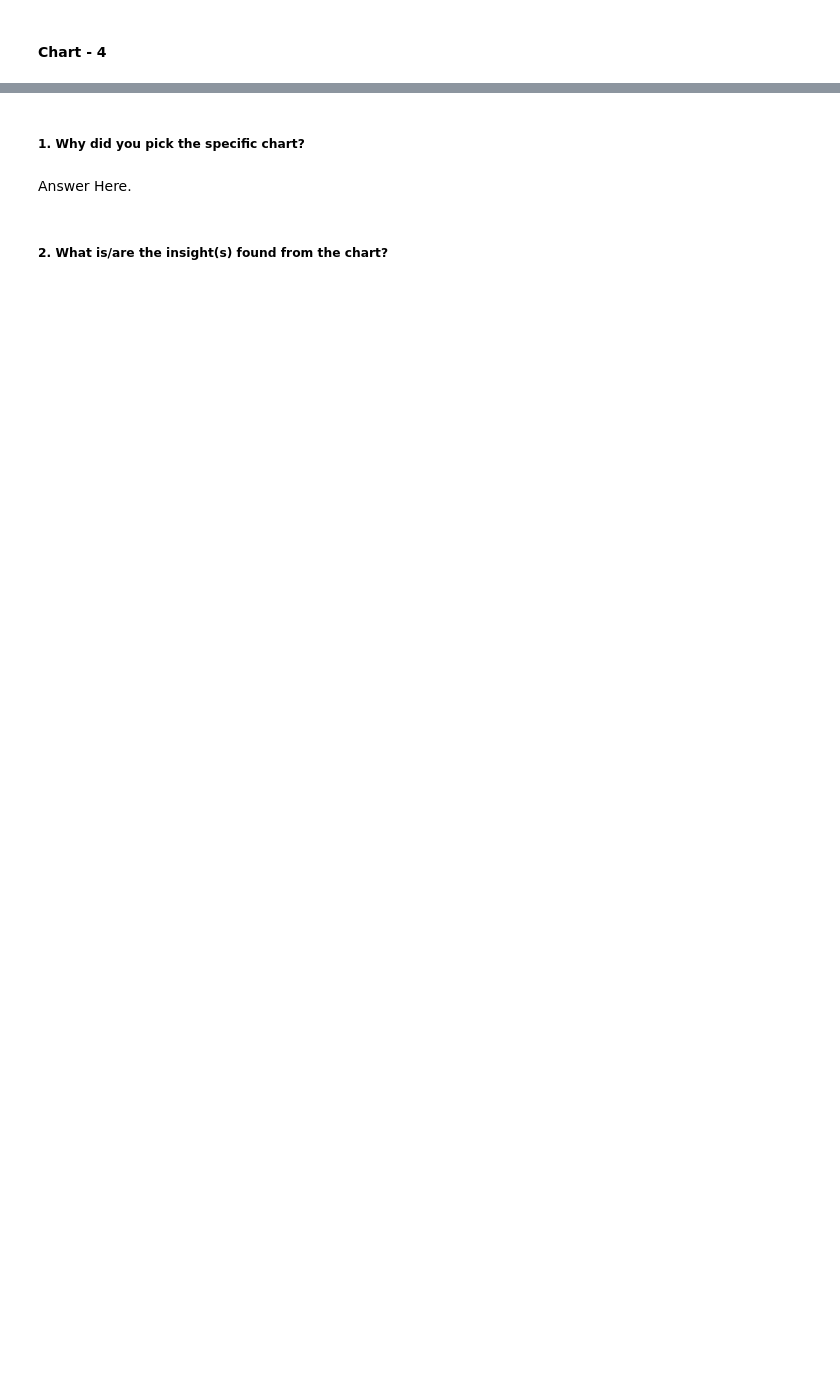
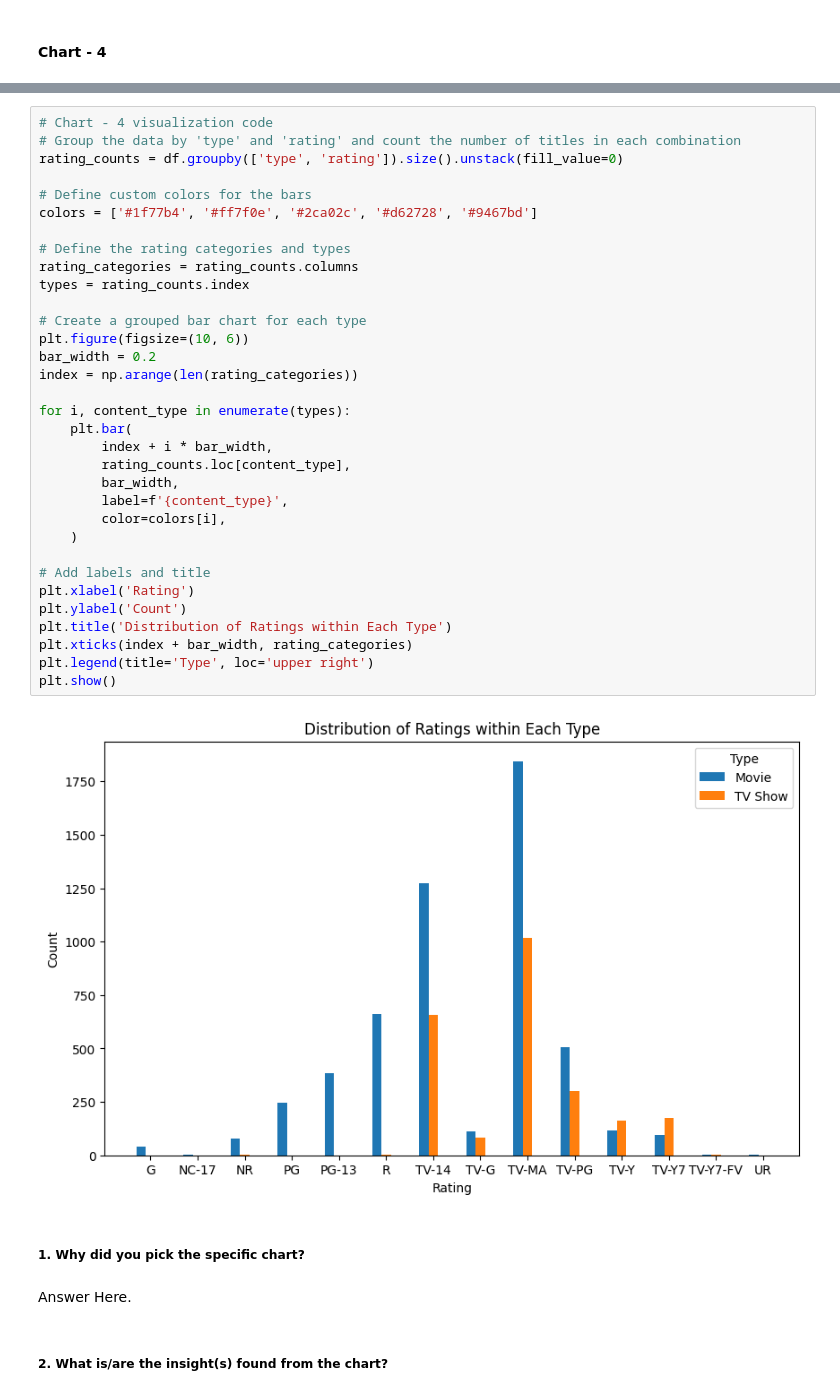
Before and after one commit to sabitendu/Capstone_Project_On_Netflix_Movies_And_TV-Shows_Clustering, a Jupyter notebook: NETFLIX_MOVIES_AND_TV_SHOWS_CLUSTERING.ipynb, the cells around one changed output, grey strips where cells are left out. Saved outputs shown, nothing was run; the diff lists cells and outputs as text; blank space fills up the shorter version.

```diff
--- a/NETFLIX_MOVIES_AND_TV_SHOWS_CLUSTERING.ipynb
+++ b/NETFLIX_MOVIES_AND_TV_SHOWS_CLUSTERING.ipynb
@@ -348,3 +456,38 @@ Answer Here
+# %%
+# Chart - 4 visualization code
+# Group the data by 'type' and 'rating' and count the number of titles in each combination
+rating_counts = df.groupby(['type', 'rating']).size().unstack(fill_value=0)
+
+# Define custom colors for the bars
+colors = ['#1f77b4', '#ff7f0e', '#2ca02c', '#d62728', '#9467bd']
+
+# Define the rating categories and types
+rating_categories = rating_counts.columns
+types = rating_counts.index
+
+# Create a grouped bar chart for each type
+plt.figure(figsize=(10, 6))
+bar_width = 0.2
+index = np.arange(len(rating_categories))
+
+for i, content_type in enumerate(types):
+    plt.bar(
+        index + i * bar_width,
+        rating_counts.loc[content_type],
+        bar_width,
+        label=f'{content_type}',
+        color=colors[i],
+    )
+
+# Add labels and title
+plt.xlabel('Rating')
+plt.ylabel('Count')
+plt.title('Distribution of Ratings within Each Type')
+plt.xticks(index + bar_width, rating_categories)
+plt.legend(title='Type', loc='upper right')
+plt.show()
+# %% [output]
+[figure, added]
 # %% [markdown]
 ##### 1. Why did you pick the specific chart?
 # %% [markdown]
```
Also changed, not shown: parts of 44 cells of this notebook.
